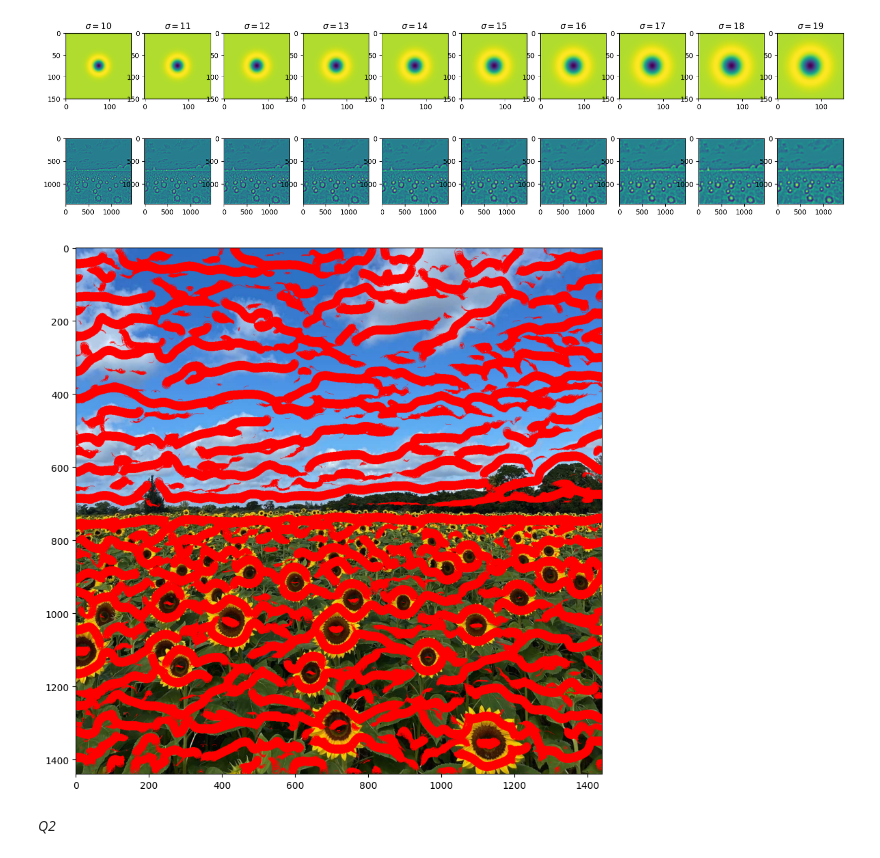
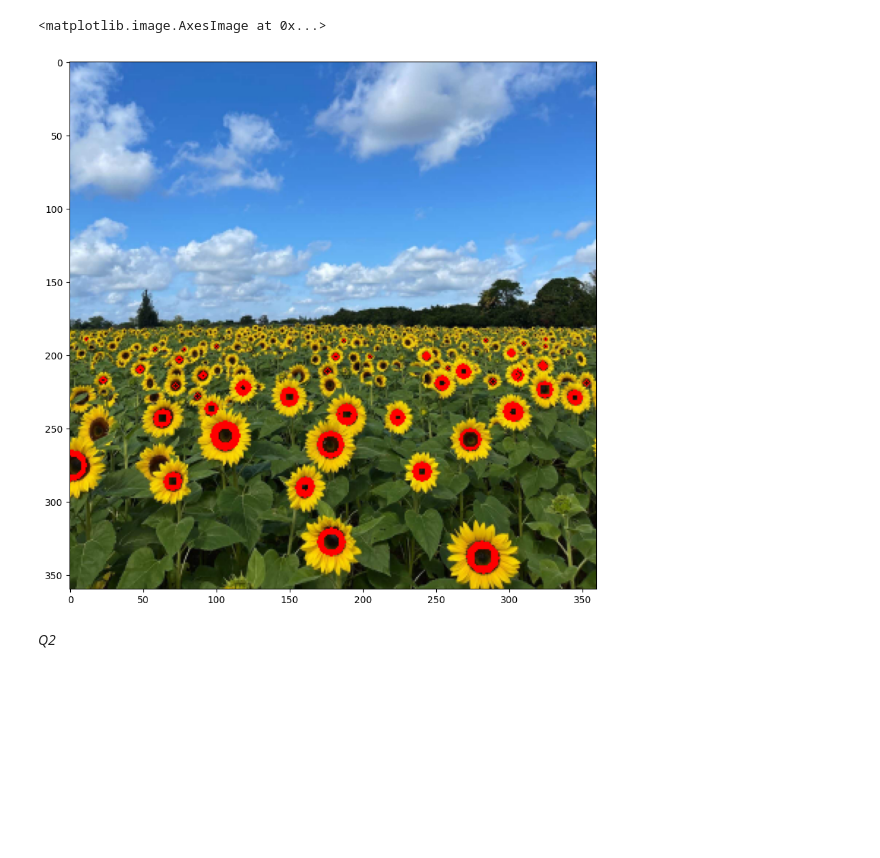
Before and after one commit to SadeepRathnayaka/EN3160-Image-Processing-and-Machine-Vision, a Jupyter notebook: Assignment 2/assignment2.ipynb, the cells around one changed output. Cells and saved outputs as stored; diff of their text form; code cells hidden in the pictures; blank space fills up the shorter version.

```diff
--- a/Assignment 2/assignment2.ipynb
+++ b/Assignment 2/assignment2.ipynb
@@ -4,48 +4,42 @@ import numpy as np
 import cv2 as cv
 from scipy.signal import argrelextrema
 # %%
-image = cv.imread("the_berry_farms_sunflower_field.jpeg")
+image = cv.imread("the_berry_farms_sunflower_field.jpeg",cv.IMREAD_REDUCED_COLOR_4)
 image = cv.cvtColor(image, cv.COLOR_BGR2RGB)
 image_gray = cv.cvtColor(image, cv.COLOR_RGB2GRAY)
-image_gray = np.float32(image_gray)
 h,w = image_gray.shape
 
-s = 10
-scale_space = np.empty((h, w, s),dtype=np.float32)
-sigmas = np.arange(10, 10+s, 1)
+threshold = 80
 
-fig, ax = plt.subplots(2,s,figsize=(20,5))
-for i,sigma in enumerate(sigmas) :
-    log_hw = 75
-    X, Y = np.meshgrid((np.arange(-log_hw,log_hw+1,1)),(np.arange(-log_hw,log_hw+1,1)) )
-    log = (1 / (2 * np.pi * sigma**2) * (X**2 / (sigma**2) + Y**2 / (sigma**2) - 2) * np.exp(-(X**2 + Y**2) / (2 * sigma**2)))*sigma**2
+sigma_values = np.arange(1, 25, 1)
+scale_space = np.zeros((h, w, len(sigma_values)))
+
+for i, sigma in enumerate(sigma_values):
+
+    log_hw = 3 * sigma
+    X, Y = np.meshgrid(np.arange(-log_hw, log_hw + 1), np.arange(-log_hw, log_hw + 1))
+    X = X.astype(np.float32)
+    Y = Y.astype(np.float32)
+
+    log = 1 / (2 * np.pi * sigma**2) * (X**2 / (sigma**2) + Y**2 / (sigma**2) - 2) * np.exp(-(X**2 + Y**2) / (2 * sigma**2))
     f_log = cv.filter2D(image_gray, -1, log)
-    scale_space[:, :, i] = f_log
-    ax[0, i].imshow(log)
-    ax[0, i].set_title(r'$\sigma = {}$'.format(sigma))
-    ax[1, i].imshow(f_log)
+    scale_space[:, :, i] = np.absolute(f_log)
 
-# Assuming 'scale_space' is your LoG filtered image
-local_minima_locations = argrelextrema(scale_space, np.less)
 
-# 'local_minima_locations' is a tuple of arrays containing the x, y, and scale coordinates of local minima.
-# You can iterate over these coordinates to draw circles at each blob location.
-for i in range(len(local_minima_locations[0])):
-    y = local_minima_locations[0][i]
-    x = local_minima_locations[1][i]
-    s = local_minima_locations[2][i]
-    s = int((2**0.5)* s)
+for i in range(h) :
+    for j in range(w) :
+        maximum = np.max(scale_space[i,j,:])
+        if threshold < maximum :
+            ind = np.argmax(scale_space[i,j,:])
+            sigma = sigma_values[ind]
+            radius = int((2**0.5)*sigma)
+            cv.circle(image, (j,i), radius, [255,0,0],1)
 
-    # Draw a circle at each blob location. You might need to adjust the radius and color depending on your image and blobs.
-    cv.circle(image, (x, y), s, (255, 0, 0), 1)
-
-# Display the image with detected blobs
 plt.figure(figsize=(10,10))
 plt.imshow(image)
-plt.show()
 # %% [output]
+<matplotlib.image.AxesImage at 0x...>
-[figure, old version]
+[figure, new version]
-[figure, removed]
 # %% [markdown]
 *Q2*
 # %%
```
